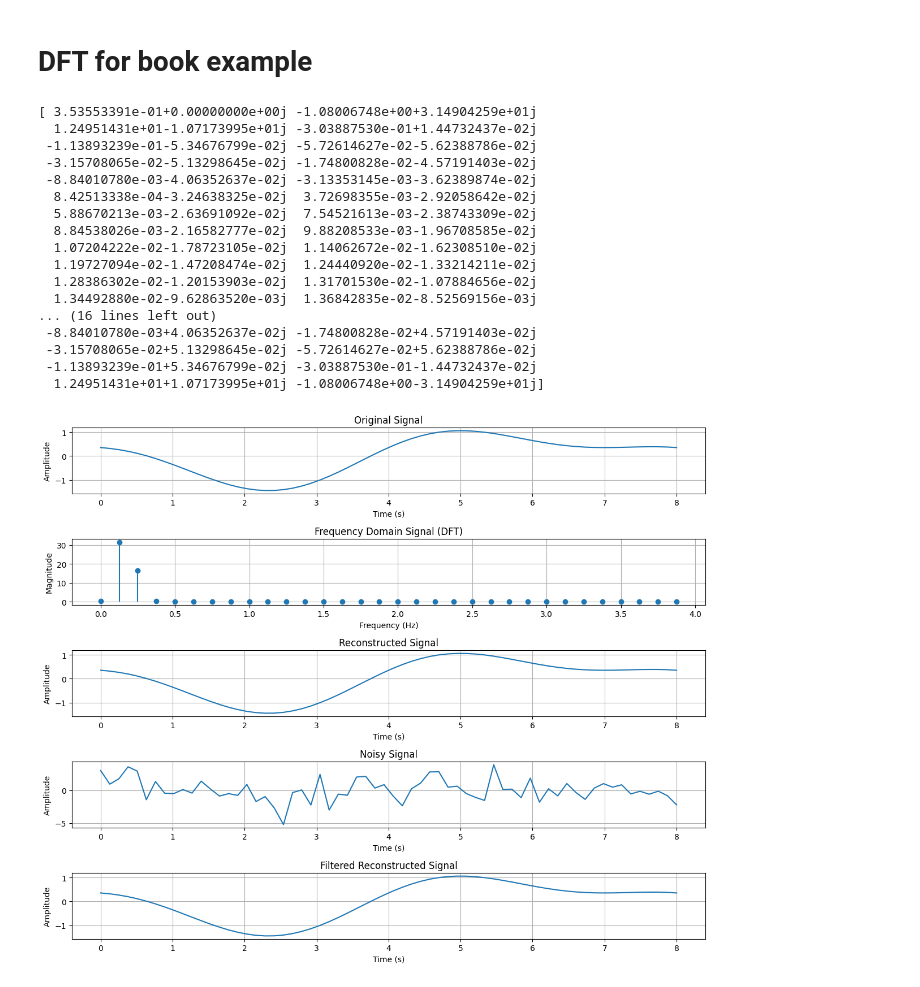
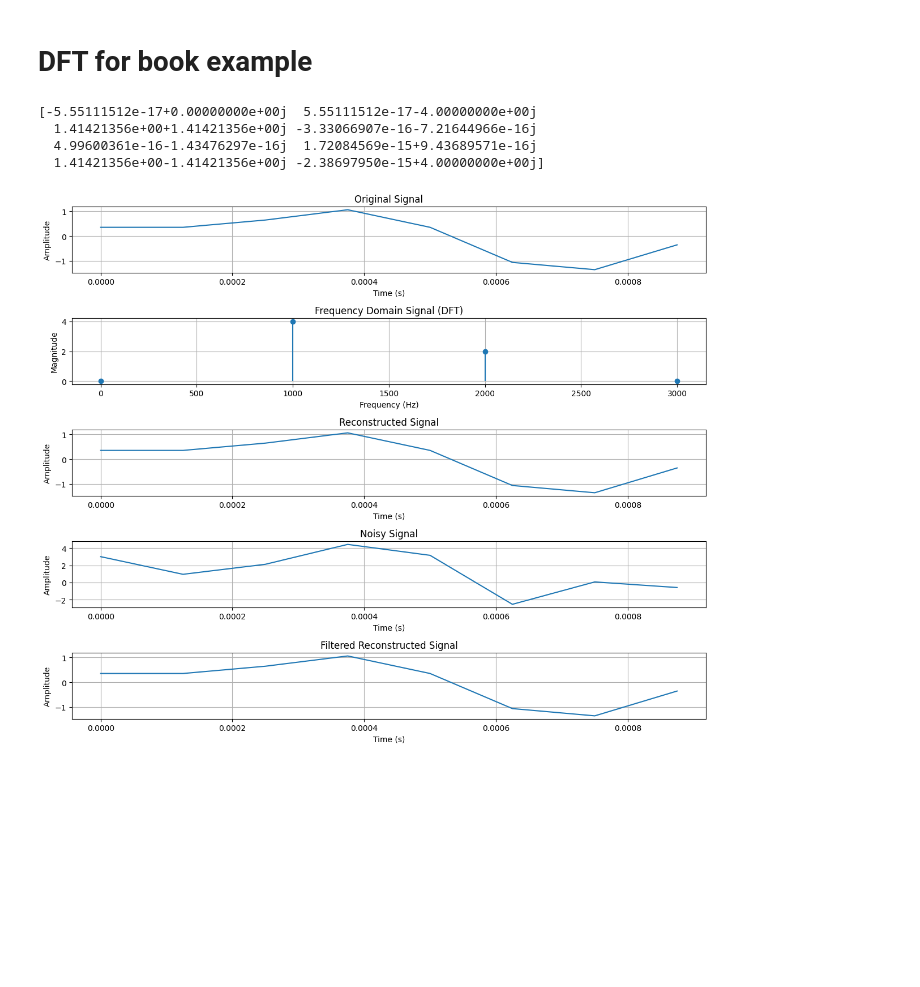
Before and after one commit to jahangir1x/asdf, a Jupyter notebook: some.ipynb, the cells around one changed output. Drawn from its saved outputs; the diff is of its cells as text; code cells hidden in the pictures; blank space fills up the shorter version.

```diff
--- a/some.ipynb
+++ b/some.ipynb
@@ -70,9 +70,9 @@ import matplotlib.pyplot as plt
 plt.figure(figsize=(12, 10))
 total_plots = 5
 
-sampling_rate = 8
-duration = 1
-t = np.linspace(0, duration, int(sampling_rate * duration))
+sampling_rate = 8000
+N = 8
+t = np.arange(N) / sampling_rate
 
 x_t = np.sin(2 * np.pi * 1000 * t) + 0.5 * np.sin(2 * np.pi * 2000 * t + 3 * np.pi / 4)
 
@@ -126,48 +126,35 @@ plt.grid(True)
 
 
 np.random.seed(0)
 noise = 1.5 * np.random.randn(len(x_t))
 noisy_signal = x_t + noise
 
 plt.subplot(total_plots, 1, 4)
 plt.plot(t, noisy_signal)
 plt.title('Noisy Signal')
 plt.xlabel('Time (s)')
 plt.ylabel('Amplitude')
 plt.grid(True)
 
 
 cutoff_freq = 100
 H = np.zeros_like(X_f)
 H[:cutoff_freq] = 1
 H[-cutoff_freq:] = 1
 filtered_signal = x_t_reconstructed * H
 
 plt.subplot(total_plots, 1, 5)
 plt.plot(t, filtered_signal.real)
 plt.title('Filtered Reconstructed Signal')
 plt.xlabel('Time (s)')
 plt.ylabel('Amplitude')
 plt.grid(True)
 
 plt.tight_layout()
 plt.show()
 # %% [output]
-[ 3.53553391e-01+0.00000000e+00j -1.08006748e+00+3.14904259e+01j
-  1.24951431e+01-1.07173995e+01j -3.03887530e-01+1.44732437e-02j
- -1.13893239e-01-5.34676799e-02j -5.72614627e-02-5.62388786e-02j
- -3.15708065e-02-5.13298645e-02j -1.74800828e-02-4.57191403e-02j
- -8.84010780e-03-4.06352637e-02j -3.13353145e-03-3.62389874e-02j
-  8.42513338e-04-3.24638325e-02j  3.72698355e-03-2.92058642e-02j
-  5.88670213e-03-2.63691092e-02j  7.54521613e-03-2.38743309e-02j
-  8.84538026e-03-2.16582777e-02j  9.88208533e-03-1.96708585e-02j
-  1.07204222e-02-1.78723105e-02j  1.14062672e-02-1.62308510e-02j
-  1.19727094e-02-1.47208474e-02j  1.24440920e-02-1.33214211e-02j
-  1.28386302e-02-1.20153903e-02j  1.31701530e-02-1.07884656e-02j
-  1.34492880e-02-9.62863520e-03j  1.36842835e-02-8.52569156e-03j
-... (16 lines left out)
- -8.84010780e-03+4.06352637e-02j -1.74800828e-02+4.57191403e-02j
- -3.15708065e-02+5.13298645e-02j -5.72614627e-02+5.62388786e-02j
- -1.13893239e-01+5.34676799e-02j -3.03887530e-01-1.44732437e-02j
-  1.24951431e+01+1.07173995e+01j -1.08006748e+00-3.14904259e+01j]
+[-5.55111512e-17+0.00000000e+00j  5.55111512e-17-4.00000000e+00j
+  1.41421356e+00+1.41421356e+00j -3.33066907e-16-7.21644966e-16j
+  4.99600361e-16-1.43476297e-16j  1.72084569e-15+9.43689571e-16j
+  1.41421356e+00-1.41421356e+00j -2.38697950e-15+4.00000000e+00j]
-[figure, old version]
+[figure, new version]
```
Also changed, not shown: parts of 1 cell of this notebook, 1 other file.
